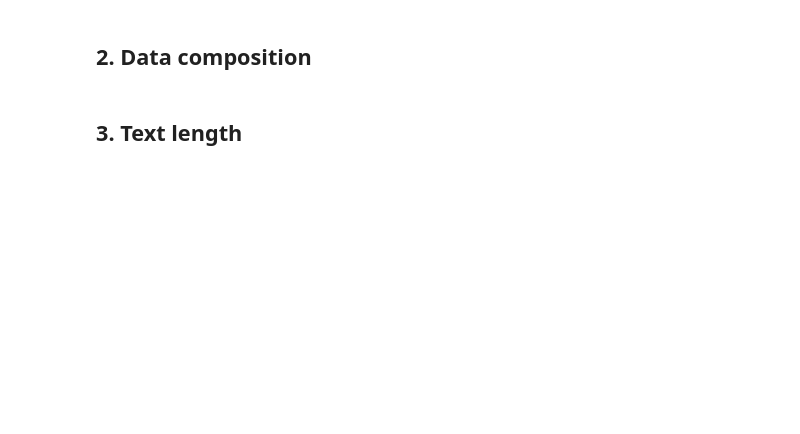
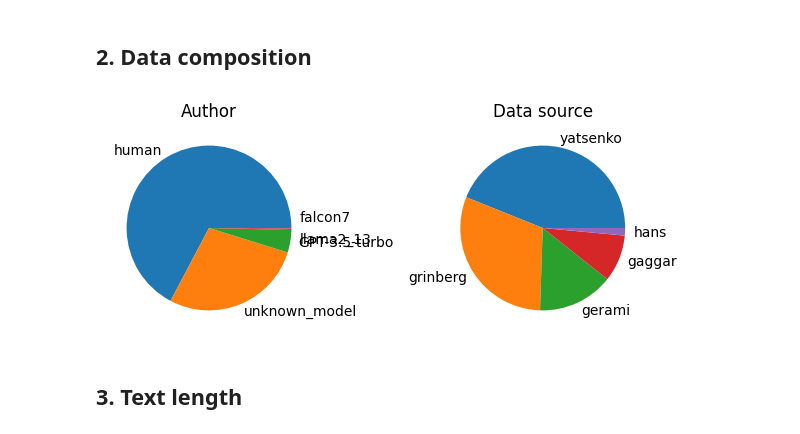
Before and after one commit to gperdrizet/llm_detector, a Jupyter notebook: perplexity_ratio_score/notebooks/06-semantic_chunk_data_exploration.ipynb, the cells around one changed output. Drawn from its saved outputs; the diff is of its cells as text; code cells hidden in the pictures; blank space fills up the shorter version.

```diff
--- a/perplexity_ratio_score/notebooks/06-semantic_chunk_data_exploration.ipynb
+++ b/perplexity_ratio_score/notebooks/06-semantic_chunk_data_exploration.ipynb
@@ -20,6 +22,6 @@ import configuration as config
 # %% [markdown]
 ## 1. Data loading
 # %%
-data_file=f'{config.INTERMEDIATE_DATA_PATH}/all_chunkss.json'
+data_file=f'{config.INTERMEDIATE_DATA_PATH}/all_chunks.json'
 data_df=pd.read_json(data_file)
 data_df.info()
@@ -30,32 +51,34 @@ data_df.head()
 # %%
 def fix_labels(mylabels, tooclose=0.1, sepfactor=2):
     vecs=np.zeros((len(mylabels), len(mylabels), 2))
     dists=np.zeros((len(mylabels), len(mylabels)))
 
     for i in range(0, len(mylabels)-1):
         for j in range(i+1, len(mylabels)):
             a=np.array(mylabels[i].get_position())
             b=np.array(mylabels[j].get_position())
             dists[i,j]=np.linalg.norm(a-b)
             vecs[i,j,:]=a-b
 
             if dists[i,j] < tooclose:
                 mylabels[i].set_x(a[0] + sepfactor*vecs[i,j,0])
                 mylabels[i].set_y(a[1] + sepfactor*vecs[i,j,1])
                 mylabels[j].set_x(b[0] - sepfactor*vecs[i,j,0])
                 mylabels[j].set_y(b[1] - sepfactor*vecs[i,j,1])
 
 authors=data_df['author'].value_counts()
 datasets=data_df['source'].value_counts()
 
 fig, axs = plt.subplots(nrows=1, ncols=2, figsize=(6, 3))
 axs[0].set_title('Author')
 wedges, labels=axs[0].pie(authors, labels=authors.index)
-fix_labels(labels, sepfactor=10)
+fix_labels(labels, sepfactor=12``)
 axs[1].set_title('Data source')
 axs[1].pie(datasets, labels=datasets.index)
 plt.tight_layout()
 plt.show()
+# %% [output]
+[figure, added]
 # %% [markdown]
 ## 3. Text length
 # %%
```
Also changed, not shown: parts of 7 cells of this notebook, 11 other files.
